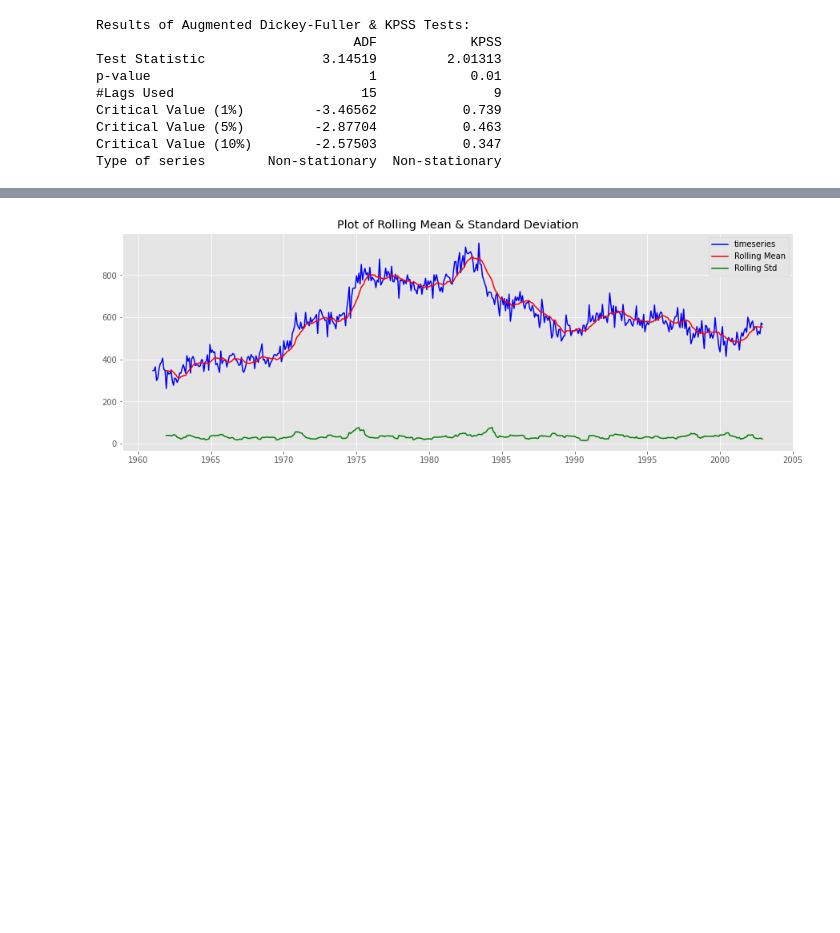
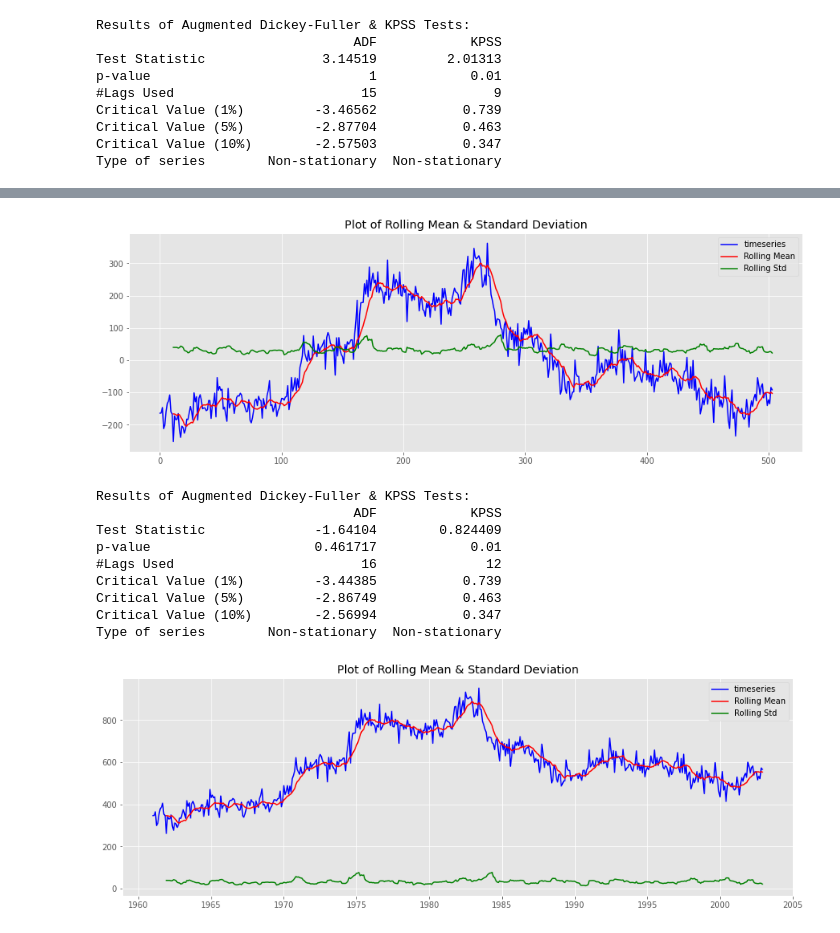
Before and after one commit to tdevip/TSA, a Jupyter notebook: 2 Stationarity and white noise/1 What is a stationary time series.ipynb, the cells around one changed output, grey strips where cells are left out. Cells and saved outputs as stored; diff of their text form; code cells hidden in the pictures; blank space fills up the shorter version.

```diff
--- a/2 Stationarity and white noise/1 What is a stationary time series.ipynb
+++ b/2 Stationarity and white noise/1 What is a stationary time series.ipynb
@@ -184,3 +191,18 @@ A homogeneous nonstationary timeseries can be reduced to a stationary timeseries
+# %%
+from scipy import signal
+df_detrended = pd.Series(signal.detrend(df.value.values))
+check_stationarity(df_detrended, 12);
+# %% [output]
+[figure, added]
+Results of Augmented Dickey-Fuller & KPSS Tests:
+                                 ADF            KPSS
+Test Statistic              -1.64104        0.824409
+p-value                     0.461717            0.01
+#Lags Used                        16              12
+Critical Value (1%)         -3.44385           0.739
+Critical Value (5%)         -2.86749           0.463
+Critical Value (10%)        -2.56994           0.347
+Type of series        Non-stationary  Non-stationary
 # %%
 dt_parser = lambda x: pd.to_datetime(x, format='%d/%m/%Y', errors='coerce')
 df = pd.read_csv('https://raw.githubusercontent.com/tdevip/TSA/master/data-raw/usmwunemployment.csv', parse_dates=['Date'], index_col='Date', date_parser=dt_parser)
```
Also changed, not shown: parts of 21 cells of this notebook, 3 other files.
